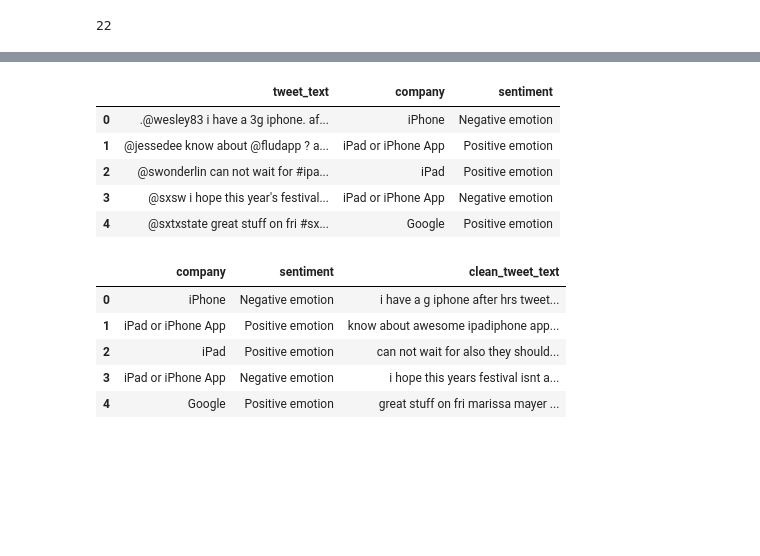
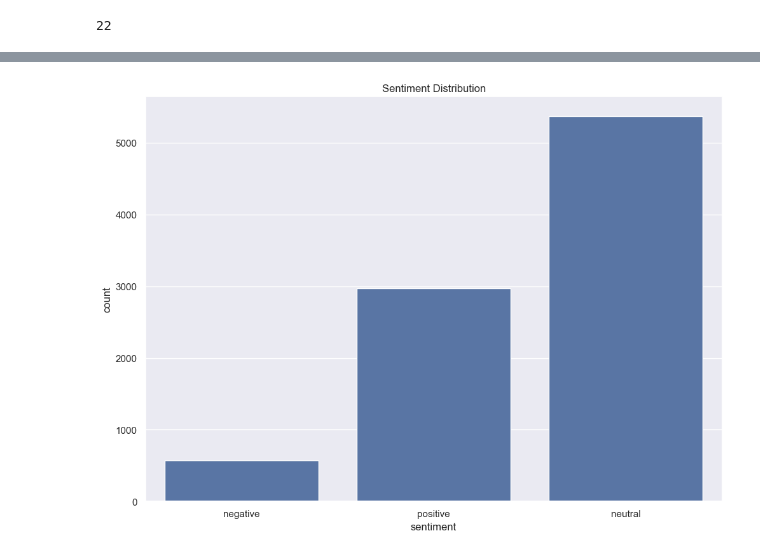
Before and after one commit to axlekamau-sys/Phase-4-twitter-sentiment-analysis-project, a Jupyter notebook: notebooks/kuria.ipynb, the cells around one changed output, grey strips where cells are left out. Cells and saved outputs as stored; diff of their text form; code cells hidden in the pictures; blank space fills up the shorter version.

```diff
--- a/notebooks/kuria.ipynb
+++ b/notebooks/kuria.ipynb
@@ -103,11 +151,0 @@ df.describe()
-# %%
-#Changing text to lowercase
-df['tweet_text']= df['tweet_text'].str.lower()
-df.head()
-# %% [output]
-|  | tweet_text | company | sentiment |
-| 0 | .@wesley83 i have a 3g iphone. af... | iPhone | Negative emotion |
-| 1 | @jessedee know about @fludapp ? a... | iPad or iPhone App | Positive emotion |
-| 2 | @swonderlin can not wait for #ipa... | iPad | Positive emotion |
-| 3 | @sxsw i hope this year's festival... | iPad or iPhone App | Negative emotion |
-| 4 | @sxtxstate great stuff on fri #sx... | Google | Positive emotion |
@@ -129,10 +152,32 @@ df['clean_tweet_text'] = df['tweet_text'].apply(clean_text)
-# %%
-df.drop(columns=['tweet_text'], inplace=True)
-df.head()
-# %% [output]
-|  | company | sentiment | clean_tweet_text |
-| 0 | iPhone | Negative emotion | i have a g iphone after hrs tweet... |
-| 1 | iPad or iPhone App | Positive emotion | know about awesome ipadiphone app... |
-| 2 | iPad | Positive emotion | can not wait for also they should... |
-| 3 | iPad or iPhone App | Negative emotion | i hope this years festival isnt a... |
-| 4 | Google | Positive emotion | great stuff on fri marissa mayer ... |
+# %%
+# Map sentiment labels
+df['sentiment'] = df['sentiment'].map({
+    'Positive emotion': 'positive',
+    'Negative emotion': 'negative',
+    'No emotion toward brand or product': 'neutral',
+    "I can't tell": 'uncertain'
+})
+
+# Drop uncertain
+df = df[df['sentiment'] != 'uncertain']
+
+# Text cleaning
+lemmatizer = WordNetLemmatizer()
+stop_words = set(stopwords.words('english'))
+
+def clean_text(text):
+    text = text.lower()
+    text = re.sub(r"http\S+|www\S+|https\S+", '', text)
+    text = re.sub(r'@\w+|\#','', text)
+    text = re.sub(r'[^A-Za-z\s]', '', text)
+    tokens = text.split()
+    tokens = [lemmatizer.lemmatize(word) for word in tokens if word not in stop_words]
+    return " ".join(tokens)
+
+df['clean_text'] = df['tweet_text'].apply(clean_text)
+# %%
+sns.countplot(x='sentiment', data=df)
+plt.title("Sentiment Distribution")
+plt.show()
+# %% [output]
+[figure, added]
```
Also changed, not shown: parts of 16 cells of this notebook.
